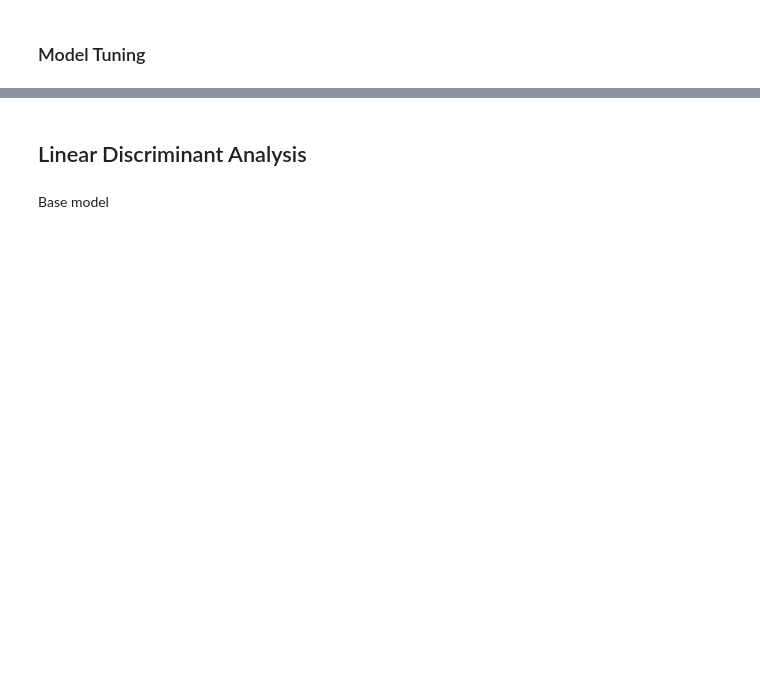
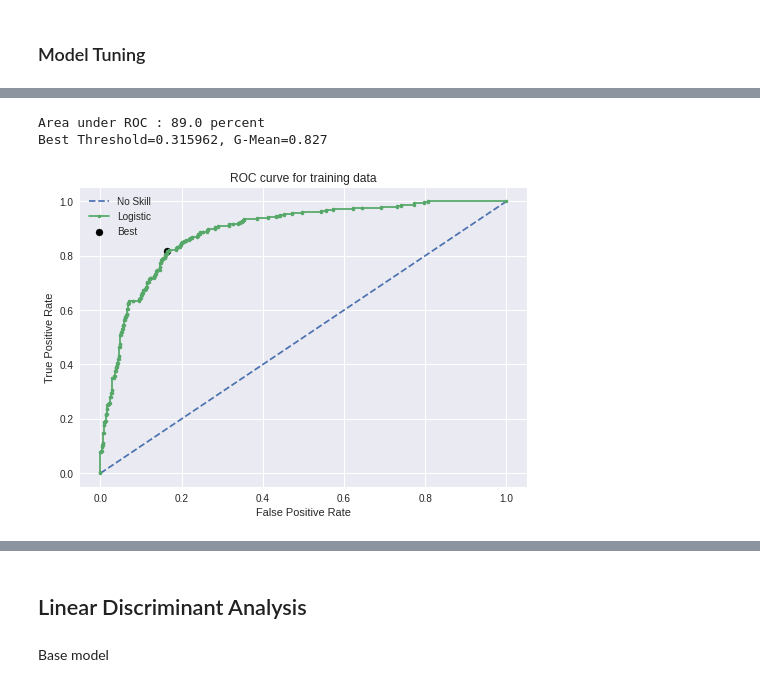
Before and after one commit to sarang-manohar/hogwarts, a Jupyter notebook: academia/machineLearning/code/machine-learning_election-data.ipynb, the cells around one changed output, grey strips where cells are left out. Drawn from its saved outputs; the diff is of its cells as text; code cells hidden in the pictures; blank space fills up the shorter version.

```diff
--- a/academia/machineLearning/code/machine-learning_election-data.ipynb
+++ b/academia/machineLearning/code/machine-learning_election-data.ipynb
@@ -28,7 +116,7 @@ Imported the libraries for EDA
 # %% [markdown]
 Read the data
 # %%
-raw_data = pd.read_excel('../data/Election_data.xlsx', engine = 'openpyxl', sheet_name = 1); raw_data.head()
+raw_data = pd.read_excel('/content/hogwarts/academia/machineLearning/data/Election_Data.xlsx', engine = 'openpyxl', sheet_name = 1); raw_data.head()
 # %% [output]
 |  | Unnamed: 0 | vote | age | economic.cond.national | economic.cond.household | Blair | Hague | Europe | ... |
 | 0 | 1 | Labour | 43 | 3 | 3 | 4 | 1 | 2 | ... |
@@ -706,0 +863,27 @@ logreg = log_reg.fit(X_train,y_train)
+# %%
+train_prob = logreg.predict_proba(X_train)[:,1]
+train_auc = roc_auc_score(y_train, train_prob)
+print('Area under ROC : %.1f percent' % (train_auc*100) )
+fpr, tpr, thresholds = roc_curve(y_train, train_prob)
+
+# calculate the g-mean for each threshold
+gmeans = np.sqrt(tpr * (1-fpr))
+# locate the index of the largest g-mean
+ix = np.argmax(gmeans)
+print('Best Threshold=%f, G-Mean=%.3f' % (thresholds[ix], gmeans[ix]))
+
+# plot the roc curve for the model
+plt.plot([0,1], [0,1], linestyle='--', label='No Skill')
+plt.plot(fpr, tpr, marker='.', label='Logistic')
+plt.scatter(fpr[ix], tpr[ix], marker='o', color='black', label='Best')
+# axis labels
+plt.xlabel('False Positive Rate')
+plt.ylabel('True Positive Rate')
+plt.title('ROC curve for training data')
+plt.legend()
+# show the plot
+plt.show()
+# %% [output]
+Area under ROC : 89.0 percent
+Best Threshold=0.315962, G-Mean=0.827
+[figure, added]
```
Also changed, not shown: parts of 15 cells of this notebook.
